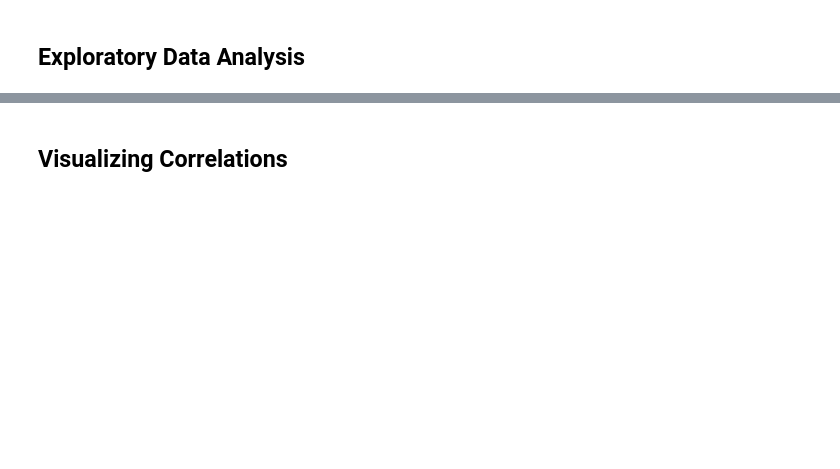
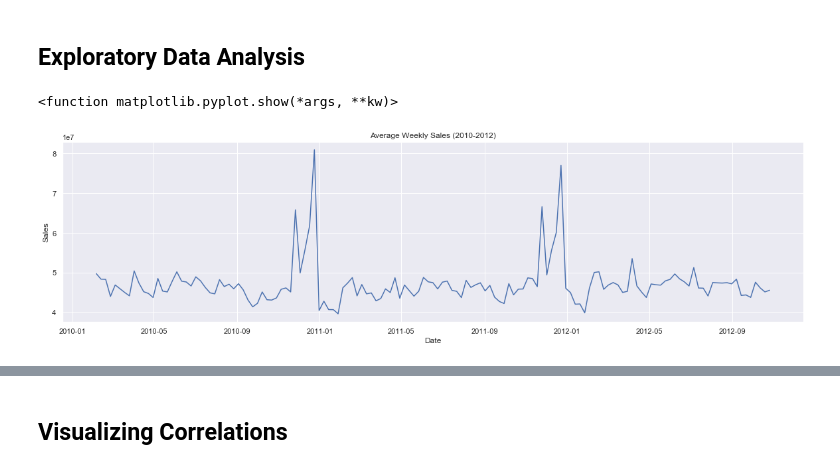
Before and after one commit to alyslma/walmart-sales-forecasting, a Jupyter notebook: WalmartSalesPrediction.ipynb, the cells around one changed output, grey strips where cells are left out. Saved outputs shown, nothing was run; the diff lists cells and outputs as text; code cells hidden in the pictures; blank space fills up the shorter version.

Commit message:
graph average weekly sales

```diff
--- a/WalmartSalesPrediction.ipynb
+++ b/WalmartSalesPrediction.ipynb
@@ -11,6 +11,7 @@ from sklearn.tree import DecisionTreeRegressor
 import sklearn.metrics as metrics
 
 import seaborn as sns
+sns.set()
 import matplotlib.pyplot as plt
 %matplotlib inline
 # %% [markdown]
@@ -392,0 +393,5 @@ test_df = test.copy() # keep "Date" column
+# %%
+train["Year"] = train["Date"].dt.year
+train["Month"] = train["Date"].dt.month
+train["Week"] = train['Date'].dt.week
+train
@@ -393,2 +431,15 @@ test_df = test.copy() # keep "Date" column
 # %% [markdown]
 ## Exploratory Data Analysis
+# %%
+# Average weekly sales
+avg_weekly_sales = train.groupby(by=['Date'], as_index=False)['Weekly_Sales'].sum()
+
+plt.figure(figsize=(20,5))
+sns.lineplot(avg_weekly_sales.Date, avg_weekly_sales.Weekly_Sales)
+plt.title('Average Weekly Sales (2010-2012)')
+plt.xlabel('Date')
+plt.ylabel('Sales')
+plt.show
+# %% [output]
+<function matplotlib.pyplot.show(*args, **kw)>
+[figure, added]
```
Also changed, not shown: parts of 6 cells of this notebook.
